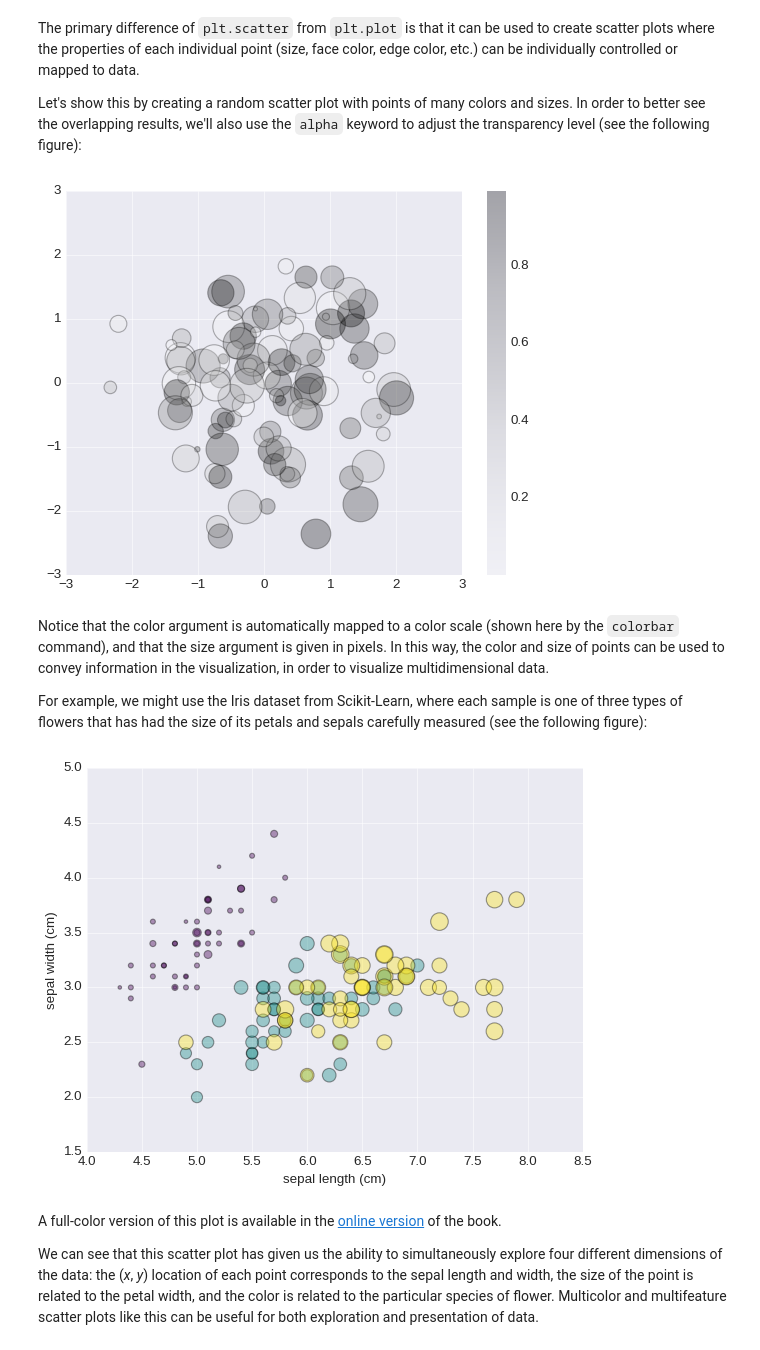
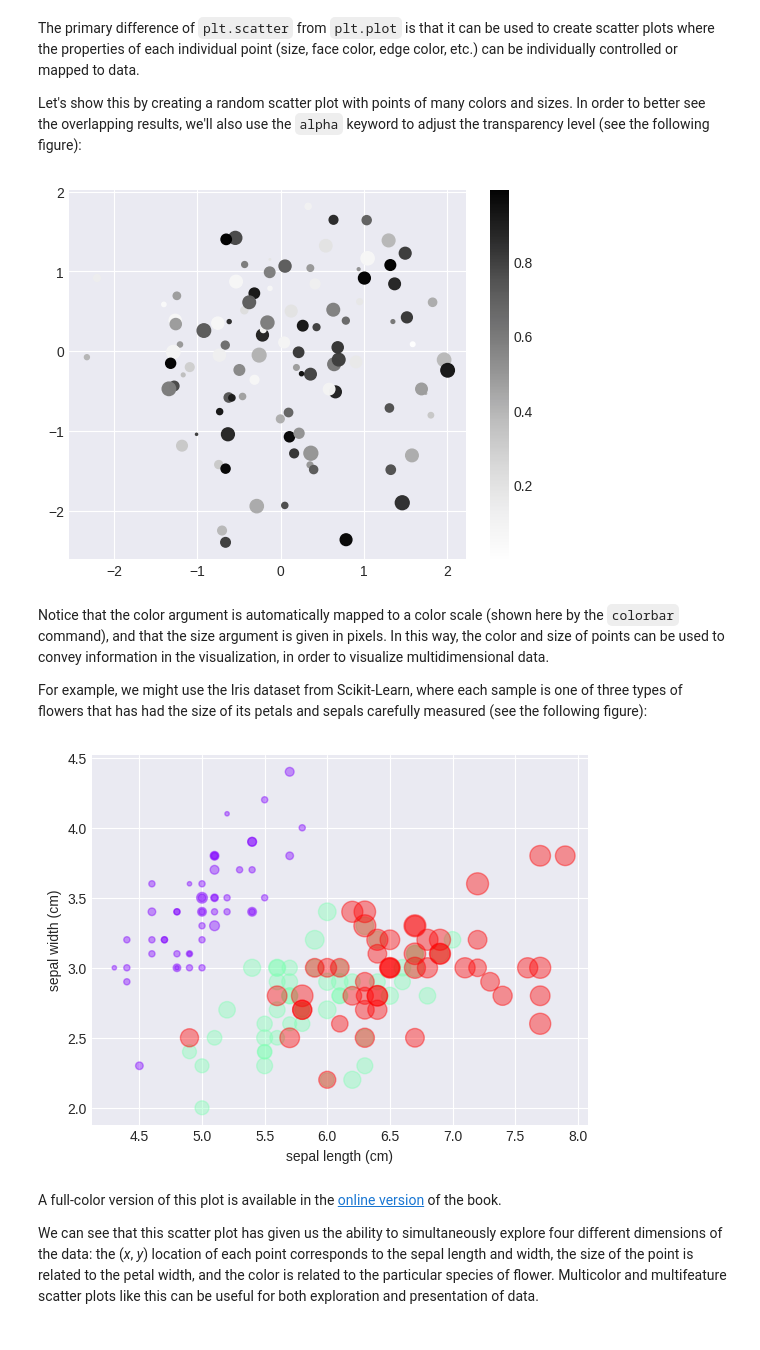
Before and after one commit to bertramwooster/PythonDataScienceHandbook, a Jupyter notebook: notebooks/04.02-Simple-Scatter-Plots.ipynb, the cells around one changed output. Saved outputs shown, nothing was run; the diff lists cells and outputs as text; code cells hidden in the pictures.

```diff
--- a/notebooks/04.02-Simple-Scatter-Plots.ipynb
+++ b/notebooks/04.02-Simple-Scatter-Plots.ipynb
@@ -90,14 +94,14 @@ In order to better see the overlapping results, we'll also use the `alpha` keywo
 # %%
 rng = np.random.default_rng(0)
 x = rng.normal(size=100)
 y = rng.normal(size=100)
 colors = rng.random(100)
-sizes = 1000 * rng.random(100)
+sizes = 100 * rng.random(100)
 
-plt.scatter(x, y, c=colors, s=sizes, alpha=0.3)
+plt.scatter(x, y, c=colors, s=sizes, alpha=0.99)
 plt.colorbar();  # show color scale
 # %% [output]
-[figure, old version]
+[figure, new version]
 # %% [markdown]
 Notice that the color argument is automatically mapped to a color scale (shown here by the `colorbar` command), and that the size argument is given in pixels.
 In this way, the color and size of points can be used to convey information in the visualization, in order to visualize multidimensional data.
@@ -109,8 +113,9 @@ iris = load_iris()
 features = iris.data.T
 
 plt.scatter(features[0], features[1], alpha=0.4,
-            s=100*features[3], c=iris.target, cmap='viridis')
+            s=100*features[3], c=iris.target,# - 40*rng.normal(size=150),
+            cmap='rainbow')
 plt.xlabel(iris.feature_names[0])
 plt.ylabel(iris.feature_names[1]);
 # %% [output]
-[figure, old version]
+[figure, new version]
```
Also changed, not shown: parts of 7 cells of this notebook.
